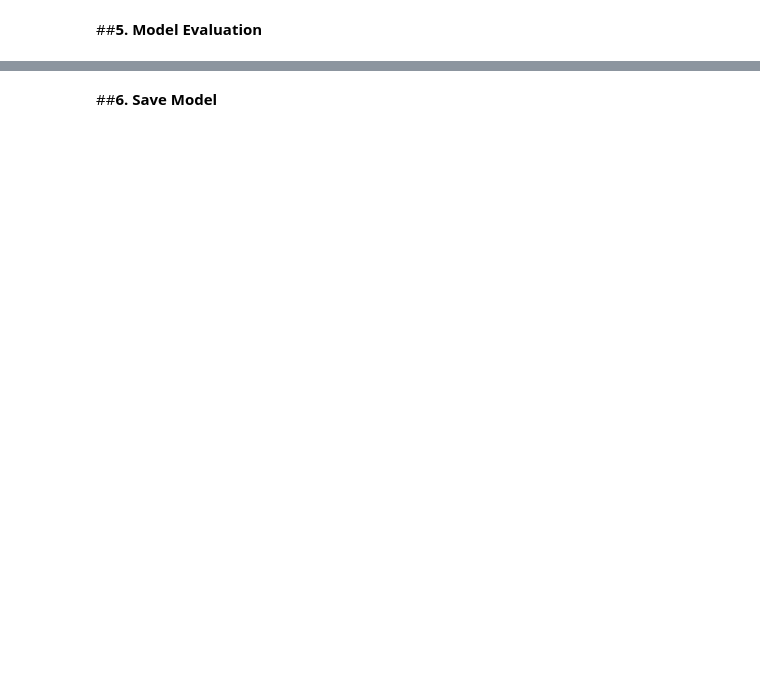
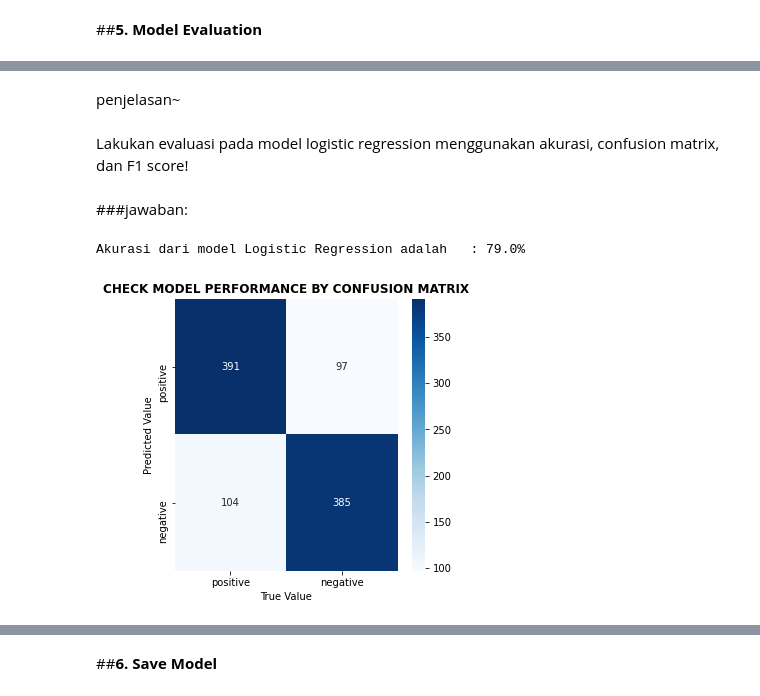
Before and after one commit to cahyoardhi/DSC-TEL-U-ML-STUDYJAM, a Jupyter notebook: DSC_Week_4_Deployment.ipynb, the cells around one changed output, grey strips where cells are left out. Drawn from its saved outputs; the diff is of its cells as text; code cells hidden in the pictures; blank space fills up the shorter version.

```diff
--- a/DSC_Week_4_Deployment.ipynb
+++ b/DSC_Week_4_Deployment.ipynb
@@ -70,0 +459,4 @@ df.head()
+# %%
+from sklearn.linear_model import LogisticRegression
+
+lr = LogisticRegression().fit(X_train, y_train)
@@ -70,0 +481,15 @@ df.head()
+# %%
+#tulis kode disini
+import tensorflow as tf
+
+model = tf.keras.models.Sequential()
+model.add(tf.keras.layers.Dense(units=20,input_shape=(15,),activation=tf.nn.tanh))
+model.add(tf.keras.layers.Dense(units=60,activation=tf.nn.sigmoid))
+model.add(tf.keras.layers.Dropout(0.2))
+model.add(tf.keras.layers.Dense(units=90,activation=tf.nn.sigmoid))
+model.add(tf.keras.layers.Dense(units=60,activation=tf.nn.selu))
+model.add(tf.keras.layers.Dense(units=1,activation='sigmoid'))
+
+model.compile(optimizer=tf.optimizers.Adam(0.0015),loss="mae", metrics=["accuracy"])
+
+model.fit(X_train,y_train,epochs=100,validation_data=(X_test,y_test),batch_size=128,validation_batch_size=32,verbose=2)
@@ -70,0 +536,8 @@ df.head()
+# %%
+import autokeras as ak
+
+clf = ak.StructuredDataClassifier(
+    overwrite=True,
+    max_trials=10)
+
+clf.fit(X_test,y_test,validation_data=(X_test,y_test),epochs=10)
@@ -72,3 +565,7 @@ df.head()
 ##**5. Model Evaluation**
 # %% [markdown]
 <img src="https://irinstitutes.org/wp-content/uploads/2017/04/evaluation.jpg" width="50%">
+# %% [markdown]
+penjelasan~
+# %% [markdown]
+Lakukan evaluasi pada model logistic regression menggunakan akurasi, confusion matrix, dan F1 score!
@@ -74,0 +574,30 @@ df.head()
+# %% [markdown]
+###jawaban:
+# %%
+#cek akurasi pada data test
+acc = lr.score(X_test, y_test)
+acc = round(acc, 2)*100
+
+print(f"Akurasi dari model Logistic Regression adalah\t: {acc}%")
+# %% [output]
+Akurasi dari model Logistic Regression adalah   : 79.0%
+# %%
+#cek performa model menggunakan confusion matrix
+
+from sklearn.metrics import confusion_matrix
+
+matrix = confusion_matrix(y_test, lr.predict(X_test))
+
+fig, ax = plt.subplots(figsize=(5,5))
+ax = sns.heatmap(matrix, cmap='Blues', annot=True, fmt='g')
+
+ax.set_yticklabels(['positive', 'negative'])
+ax.set_xticklabels(['positive', 'negative'])
+
+ax.set_xlabel('True Value')
+ax.set_ylabel('Predicted Value')
+
+ax.set_title('CHECK MODEL PERFORMANCE BY CONFUSION MATRIX', fontweight='bold')
+plt.show()
+# %% [output]
+[figure, added]
```
Also changed, not shown: parts of 103 cells of this notebook.
